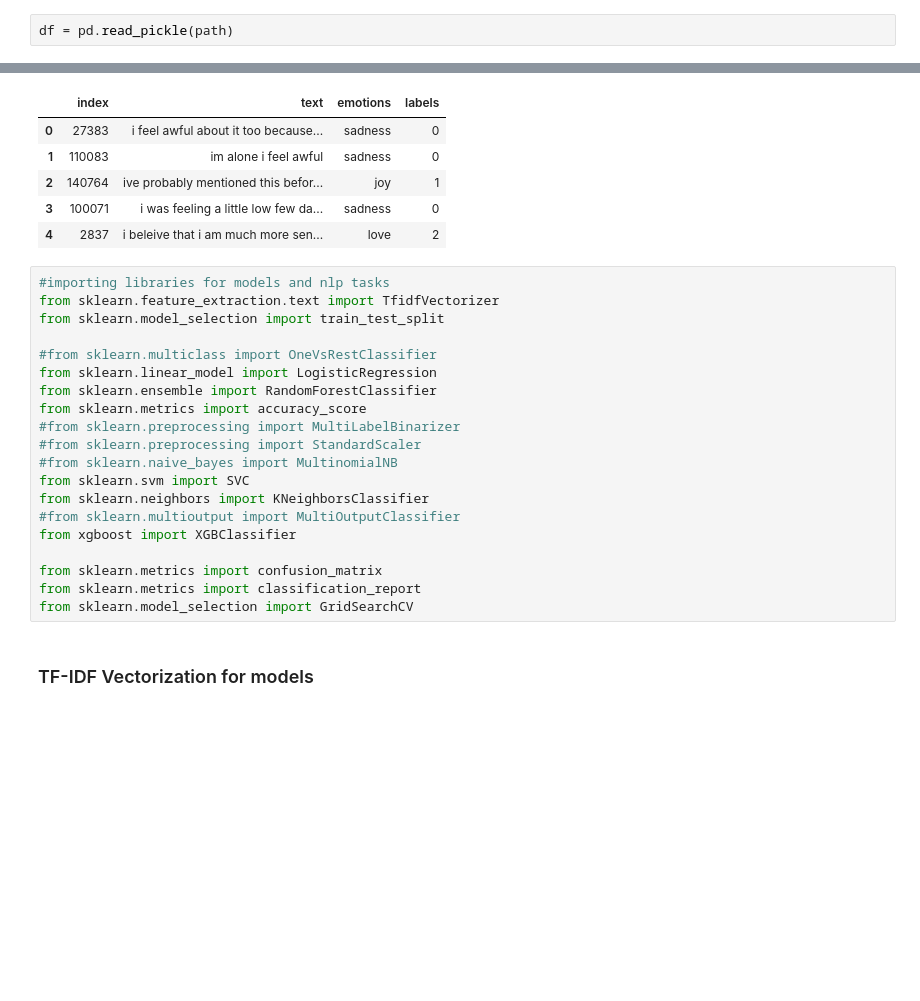
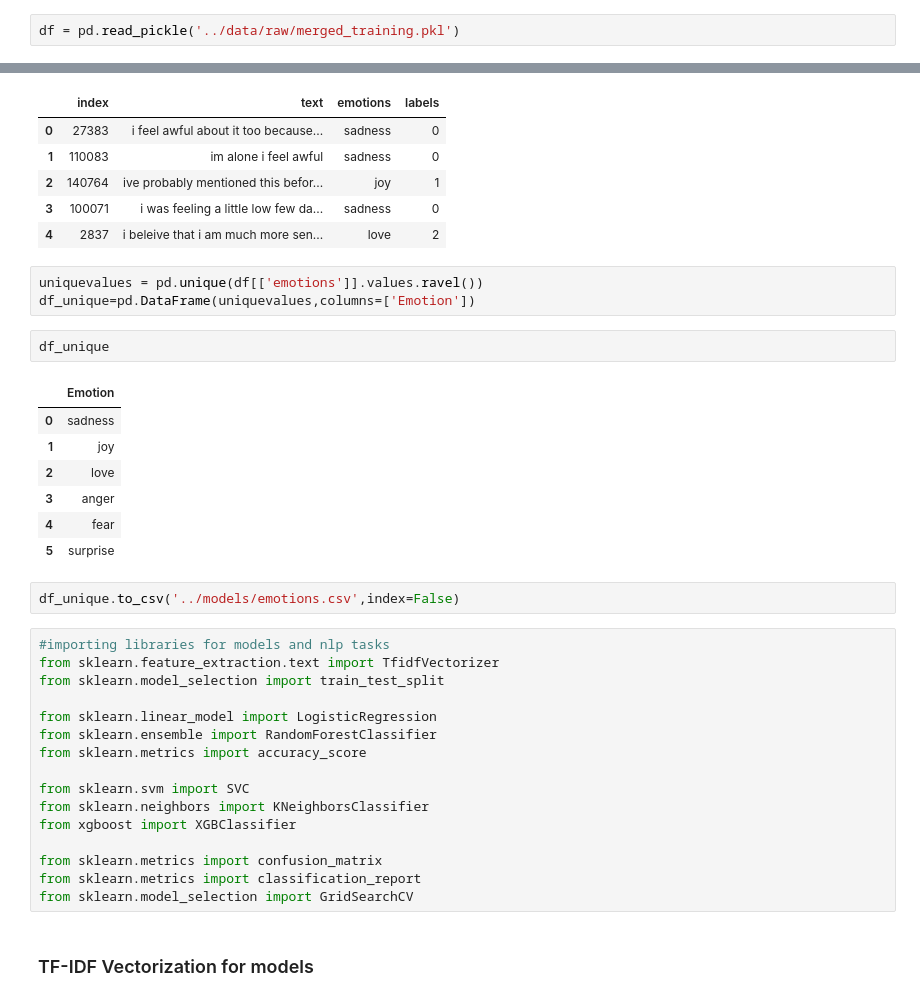
Before and after one commit to SingarajuP/SharpestMinds_Project, a Jupyter notebook: notebooks/models_emotionanalysis.ipynb, the cells around one changed output, grey strips where cells are left out. Saved outputs shown, nothing was run; the diff lists cells and outputs as text; blank space fills up the shorter version.

```diff
--- a/notebooks/models_emotionanalysis.ipynb
+++ b/notebooks/models_emotionanalysis.ipynb
@@ -18,5 +12,5 @@ path
 # %%
-df = pd.read_pickle(path)
+df = pd.read_pickle('../data/raw/merged_training.pkl')
 # %%
 df=df.reset_index()
 # %%
@@ -30,21 +24,32 @@ df.head()
 | 2 | 140764 | ive probably mentioned this befor... | joy | 1 |
 | 3 | 100071 | i was feeling a little low few da... | sadness | 0 |
 | 4 | 2837 | i beleive that i am much more sen... | love | 2 |
+# %%
+uniquevalues = pd.unique(df[['emotions']].values.ravel())
+df_unique=pd.DataFrame(uniquevalues,columns=['Emotion'])
+# %%
+df_unique
+# %% [output]
+|  | Emotion |
+| 0 | sadness |
+| 1 | joy |
+| 2 | love |
+| 3 | anger |
+| 4 | fear |
+| 5 | surprise |
+# %%
+df_unique.to_csv('../models/emotions.csv',index=False)
 # %%
 #importing libraries for models and nlp tasks
 from sklearn.feature_extraction.text import TfidfVectorizer
 from sklearn.model_selection import train_test_split
 
-#from sklearn.multiclass import OneVsRestClassifier
 from sklearn.linear_model import LogisticRegression
 from sklearn.ensemble import RandomForestClassifier
 from sklearn.metrics import accuracy_score
-#from sklearn.preprocessing import MultiLabelBinarizer
-#from sklearn.preprocessing import StandardScaler
-#from sklearn.naive_bayes import MultinomialNB
+
 from sklearn.svm import SVC
 from sklearn.neighbors import KNeighborsClassifier
-#from sklearn.multioutput import MultiOutputClassifier
 from xgboost import XGBClassifier
 
 from sklearn.metrics import confusion_matrix
```
Also changed, not shown: parts of 11 cells of this notebook, 5 other files.
